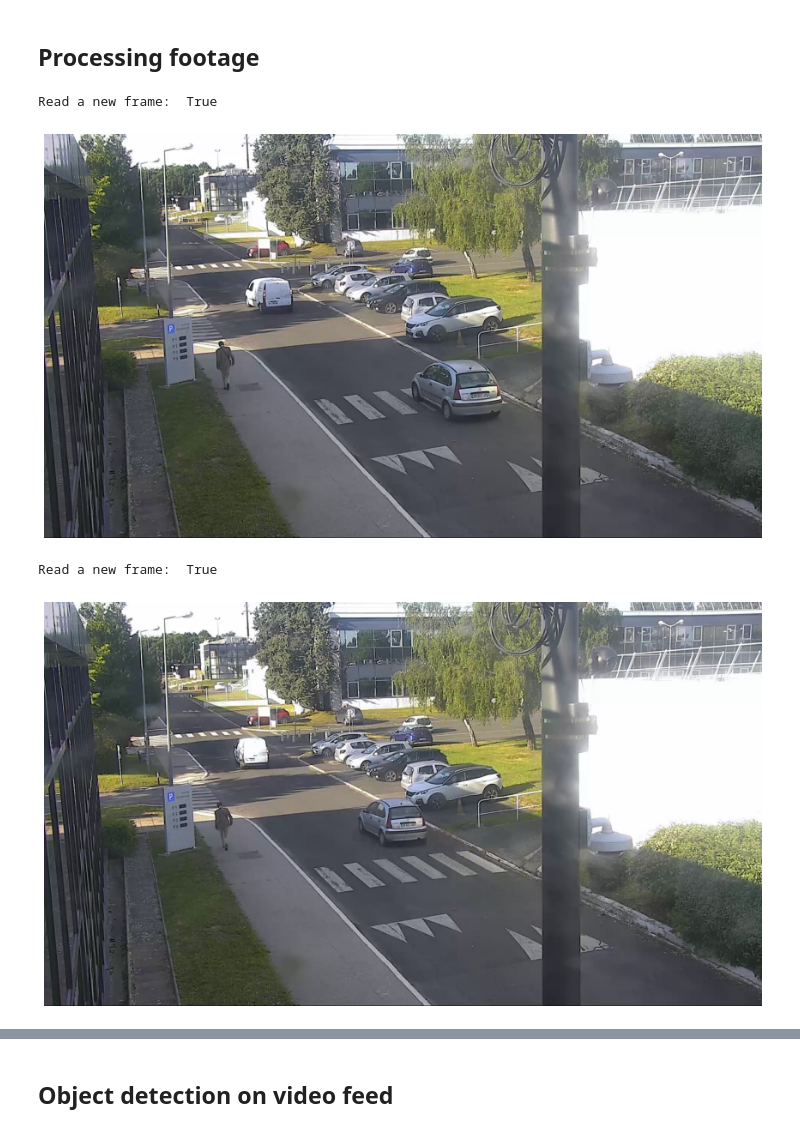
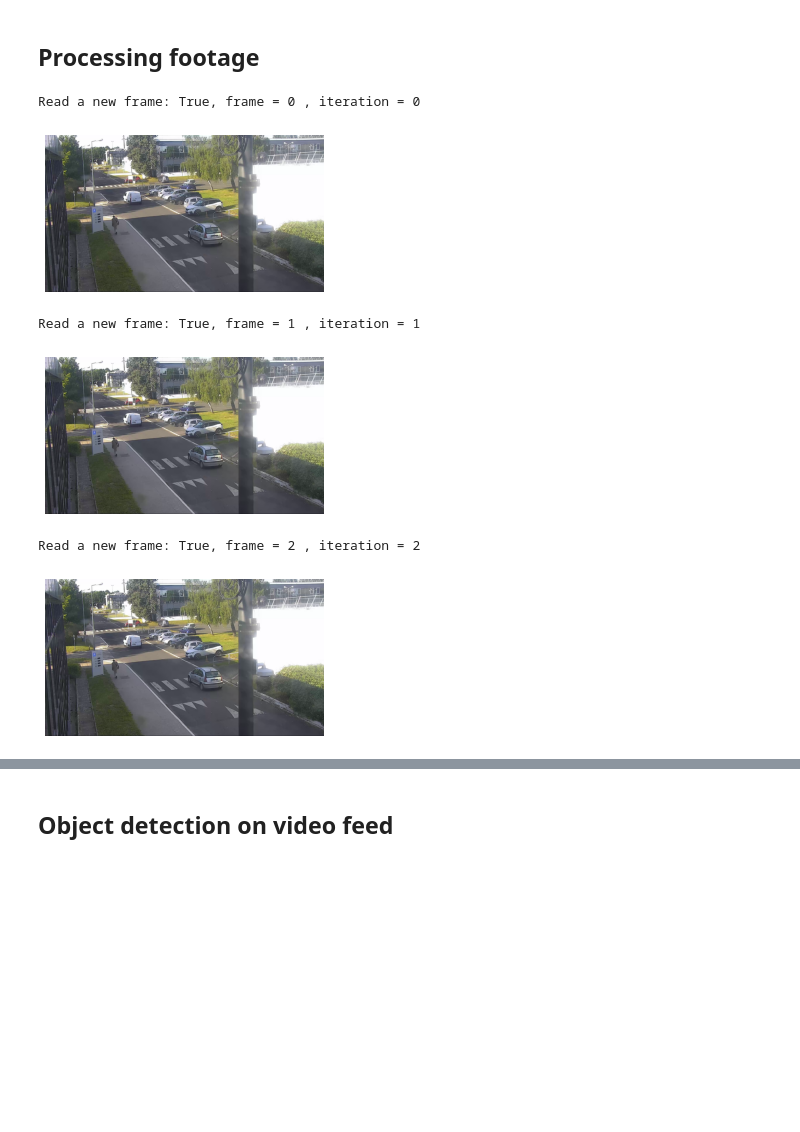
Before and after one commit to brenoskuk/BinaryCenterNet, a Jupyter notebook: video-inference.ipynb, the cells around one changed output, grey strips where cells are left out. Drawn from its saved outputs; the diff is of its cells as text; code cells hidden in the pictures; blank space fills up the shorter version.

```diff
--- a/video-inference.ipynb
+++ b/video-inference.ipynb
@@ -433,7 +460,9 @@ def extractImages(pathIn, pathOut = None, max_it = 5, figsize = (15,15), verbose
-# %%
-extractImages(filepath,max_it = 2)
-# %% [output]
-Read a new frame:  True
-[figure, removed]
-Read a new frame:  True
-[figure, removed]
+# %%
+print_frames(filepath, max_it = 3, figsize = (5,5), speed = 1)
+# %% [output]
+Read a new frame: True, frame = 0 , iteration = 0
+[figure, added]
+Read a new frame: True, frame = 1 , iteration = 1
+[figure, added]
+Read a new frame: True, frame = 2 , iteration = 2
+[figure, added]
```
Also changed, not shown: parts of 30 cells of this notebook.
